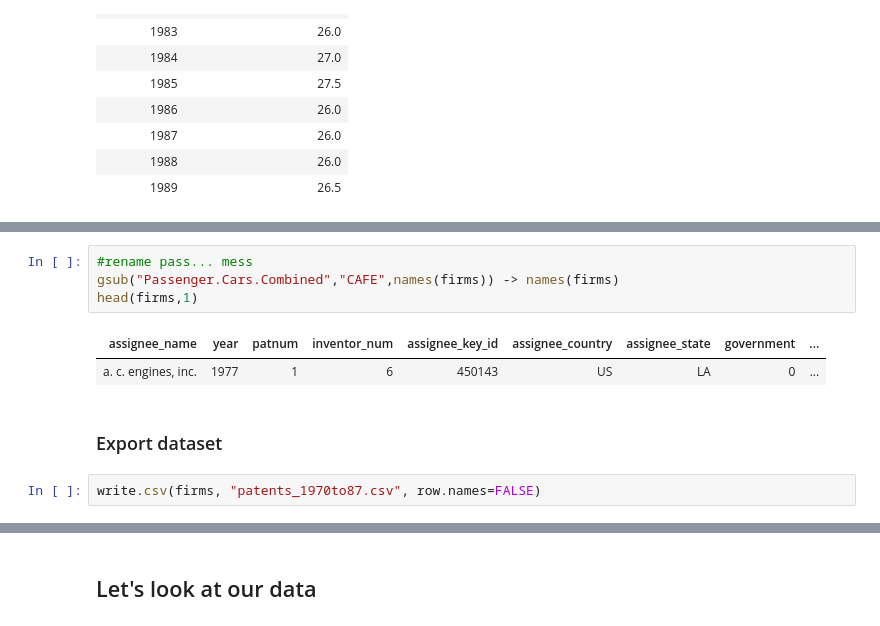
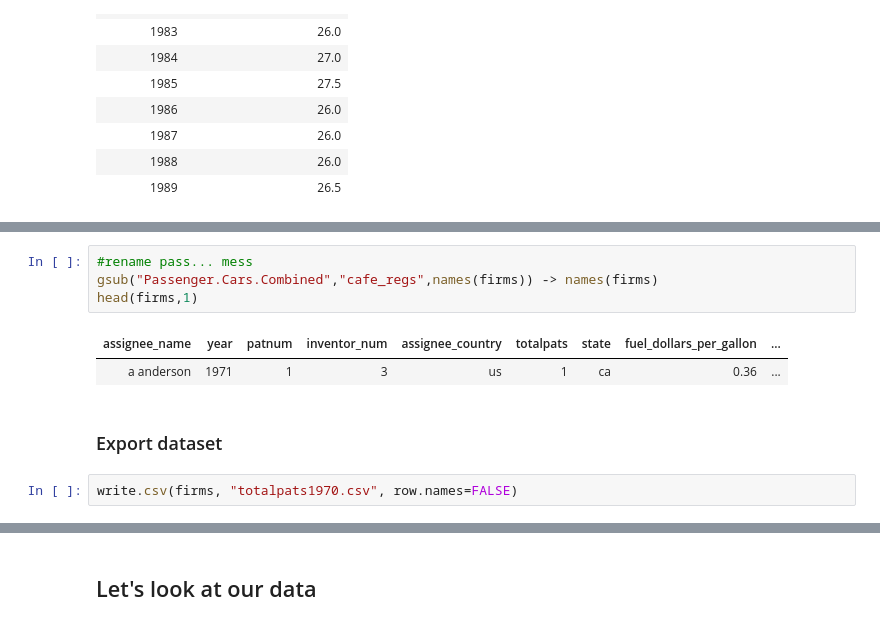
Before and after one commit to GabyMartinez/Data_Analysis_Python_R, a Jupyter notebook: Data Cleaning/Merge and clean data.ipynb, the cells around one changed output, grey strips where cells are left out. Drawn from its saved outputs; the diff is of its cells as text.

```diff
--- a/Data Cleaning/Merge and clean data.ipynb
+++ b/Data Cleaning/Merge and clean data.ipynb
@@ -333,11 +434,11 @@ firms
 # %%
 #rename pass... mess
-gsub("Passenger.Cars.Combined","CAFE",names(firms)) -> names(firms)
+gsub("Passenger.Cars.Combined","cafe_regs",names(firms)) -> names(firms)
 head(firms,1)
 # %% [output]
-| assignee_name | year | patnum | inventor_num | assignee_key_id | assignee_country | assignee_state | government | ... |
-| a. c. engines, inc. | 1977 | 1 | 6 | 450143 | US | LA | 0 | ... |
+| assignee_name | year | patnum | inventor_num | assignee_country | totalpats | state | fuel_dollars_per_gallon | ... |
+| a anderson | 1971 | 1 | 3 | us | 1 | ca | 0.36 | ... |
 # %% [markdown]
 ### Export dataset
 # %%
-write.csv(firms, "patents_1970to87.csv", row.names=FALSE)
+write.csv(firms, "totalpats1970.csv", row.names=FALSE)
```
Also changed, not shown: parts of 23 cells of this notebook.
